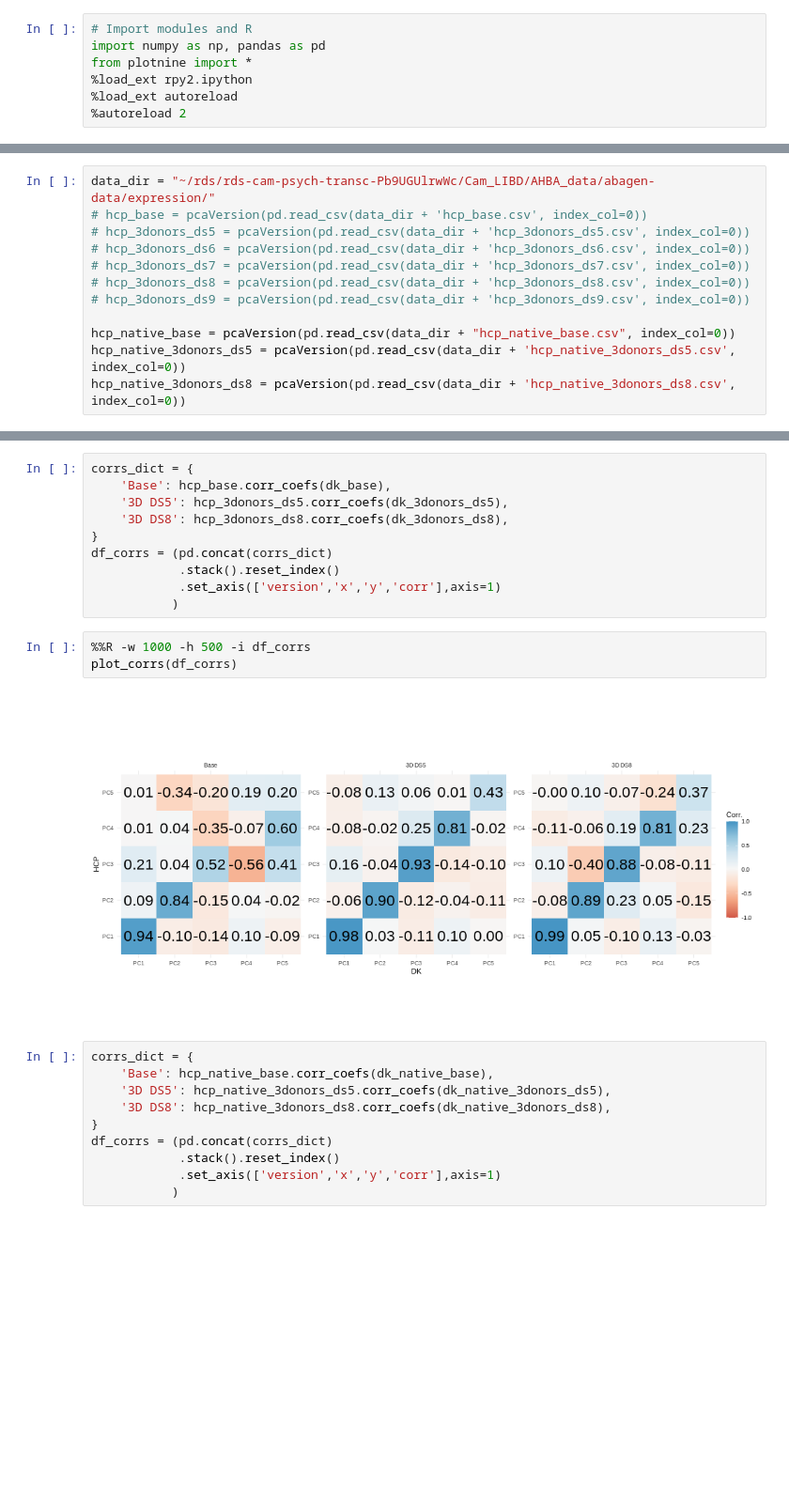
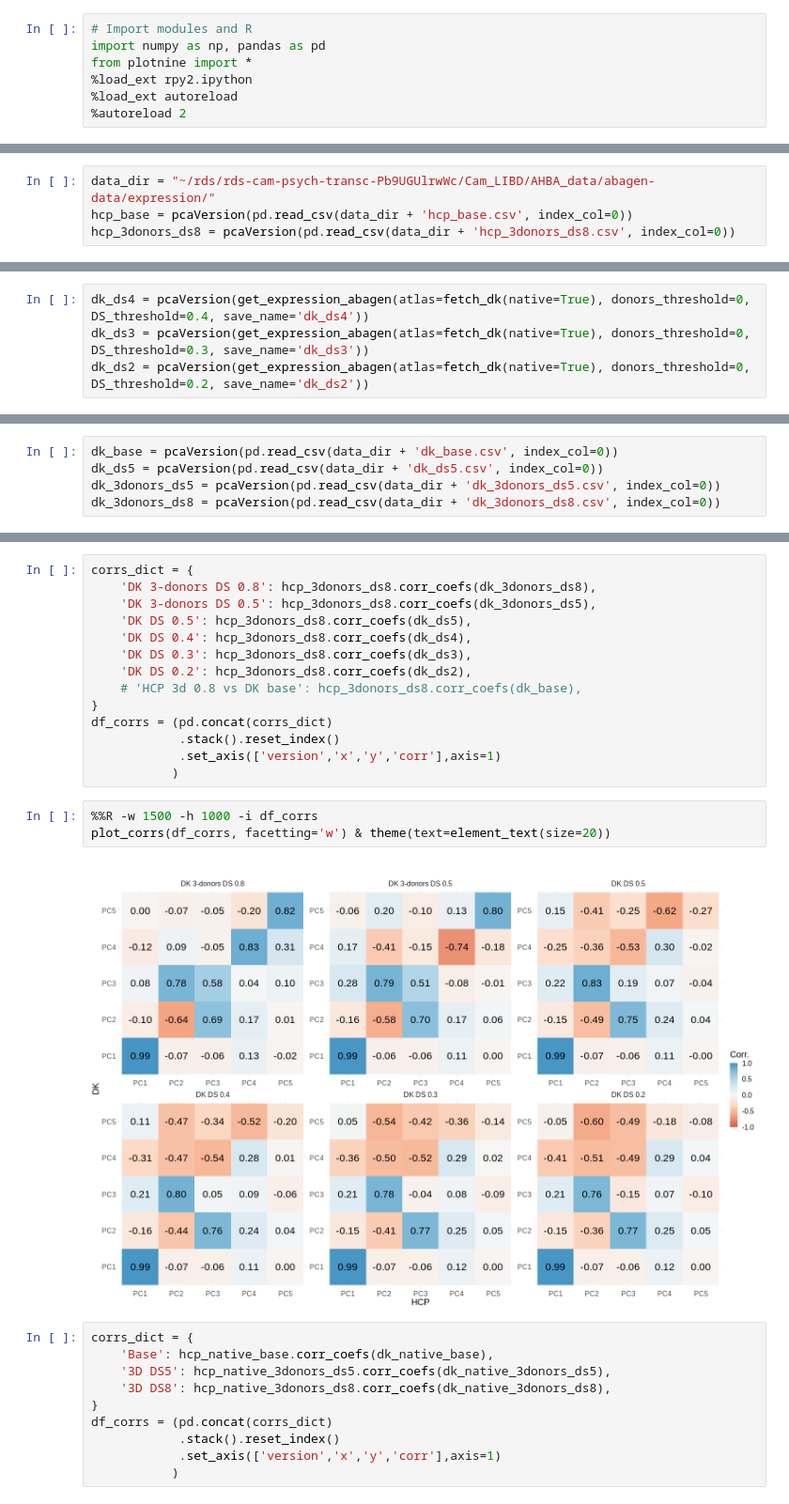
Before and after one commit to richardajdear/AHBA_gradients, a Jupyter notebook: notebooks/parcellation.ipynb, the cells around one changed output, grey strips where cells are left out. Shown at 94% size. Cells and saved outputs as stored; diff of their text form; blank space fills up the shorter version.

Commit message:
figures v1

```diff
--- a/notebooks/parcellation.ipynb
+++ b/notebooks/parcellation.ipynb
@@ -64,15 +24,7 @@ New PCA version
 # %%
 data_dir = "~/rds/rds-cam-psych-transc-Pb9UGUlrwWc/Cam_LIBD/AHBA_data/abagen-data/expression/"
-# hcp_base = pcaVersion(pd.read_csv(data_dir + 'hcp_base.csv', index_col=0))
-# hcp_3donors_ds5 = pcaVersion(pd.read_csv(data_dir + 'hcp_3donors_ds5.csv', index_col=0))
-# hcp_3donors_ds6 = pcaVersion(pd.read_csv(data_dir + 'hcp_3donors_ds6.csv', index_col=0))
-# hcp_3donors_ds7 = pcaVersion(pd.read_csv(data_dir + 'hcp_3donors_ds7.csv', index_col=0))
-# hcp_3donors_ds8 = pcaVersion(pd.read_csv(data_dir + 'hcp_3donors_ds8.csv', index_col=0))
-# hcp_3donors_ds9 = pcaVersion(pd.read_csv(data_dir + 'hcp_3donors_ds9.csv', index_col=0))
-
-hcp_native_base = pcaVersion(pd.read_csv(data_dir + "hcp_native_base.csv", index_col=0))
-hcp_native_3donors_ds5 = pcaVersion(pd.read_csv(data_dir + 'hcp_native_3donors_ds5.csv', index_col=0))
-hcp_native_3donors_ds8 = pcaVersion(pd.read_csv(data_dir + 'hcp_native_3donors_ds8.csv', index_col=0))
+hcp_base = pcaVersion(pd.read_csv(data_dir + 'hcp_base.csv', index_col=0))
+hcp_3donors_ds8 = pcaVersion(pd.read_csv(data_dir + 'hcp_3donors_ds8.csv', index_col=0))
 # %% [output]
 New PCA version
 New PCA version
@@ -79,0 +48,4 @@ New PCA version
+# %%
+dk_ds4 = pcaVersion(get_expression_abagen(atlas=fetch_dk(native=True), donors_threshold=0, DS_threshold=0.4, save_name='dk_ds4'))
+dk_ds3 = pcaVersion(get_expression_abagen(atlas=fetch_dk(native=True), donors_threshold=0, DS_threshold=0.3, save_name='dk_ds3'))
+dk_ds2 = pcaVersion(get_expression_abagen(atlas=fetch_dk(native=True), donors_threshold=0, DS_threshold=0.2, save_name='dk_ds2'))
@@ -79,0 +59,5 @@ New PCA version
+# %%
+dk_base = pcaVersion(pd.read_csv(data_dir + 'dk_base.csv', index_col=0))
+dk_ds5 = pcaVersion(pd.read_csv(data_dir + 'dk_ds5.csv', index_col=0))
+dk_3donors_ds5 = pcaVersion(pd.read_csv(data_dir + 'dk_3donors_ds5.csv', index_col=0))
+dk_3donors_ds8 = pcaVersion(pd.read_csv(data_dir + 'dk_3donors_ds8.csv', index_col=0))
@@ -80,18 +69,22 @@ New PCA version
 # %%
 corrs_dict = {
-    'Base': hcp_base.corr_coefs(dk_base),
-    '3D DS5': hcp_3donors_ds5.corr_coefs(dk_3donors_ds5),
-    '3D DS8': hcp_3donors_ds8.corr_coefs(dk_3donors_ds8),
+    'DK 3-donors DS 0.8': hcp_3donors_ds8.corr_coefs(dk_3donors_ds8),
+    'DK 3-donors DS 0.5': hcp_3donors_ds8.corr_coefs(dk_3donors_ds5),
+    'DK DS 0.5': hcp_3donors_ds8.corr_coefs(dk_ds5),
+    'DK DS 0.4': hcp_3donors_ds8.corr_coefs(dk_ds4),
+    'DK DS 0.3': hcp_3donors_ds8.corr_coefs(dk_ds3),
+    'DK DS 0.2': hcp_3donors_ds8.corr_coefs(dk_ds2),
+    # 'HCP 3d 0.8 vs DK base': hcp_3donors_ds8.corr_coefs(dk_base),
 }
 df_corrs = (pd.concat(corrs_dict)
             .stack().reset_index()
             .set_axis(['version','x','y','corr'],axis=1)
            )
 # %%
-%%R -w 1000 -h 500 -i df_corrs
-plot_corrs(df_corrs)
+%%R -w 1500 -h 1000 -i df_corrs
+plot_corrs(df_corrs, facetting='w') & theme(text=element_text(size=20))
 # %% [output]
-[figure, old version]
+[figure, new version]
 # %%
 corrs_dict = {
     'Base': hcp_native_base.corr_coefs(dk_native_base),
```
Also changed, not shown: parts of 8 cells of this notebook, 18 other files.
